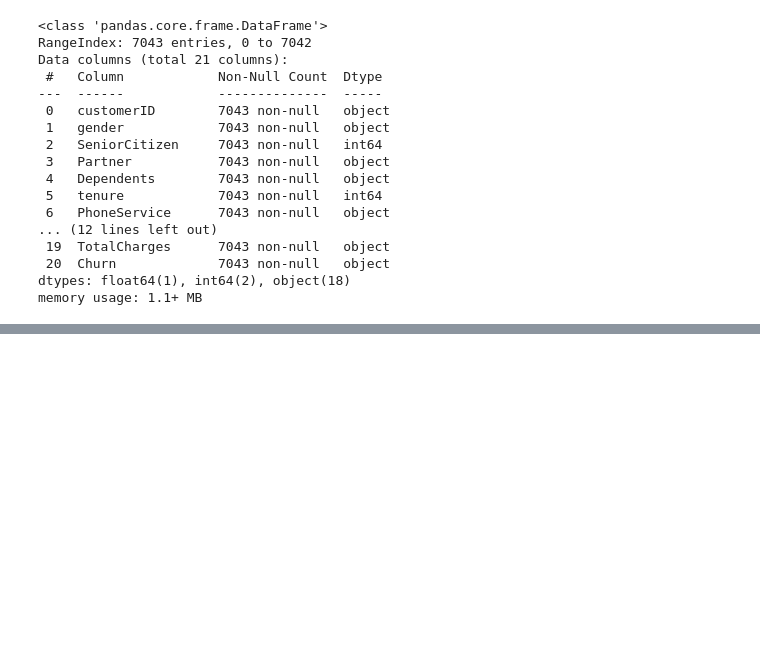
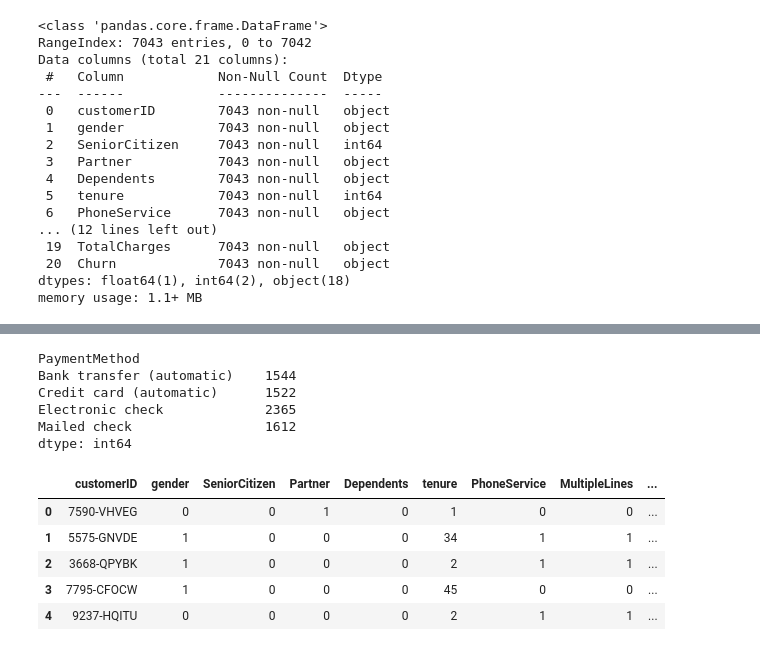
Before and after one commit to GuechtouliAnis/Telco-churn-prediction, a Jupyter notebook: data_exploration.ipynb, the cells around one changed output, grey strips where cells are left out. Drawn from its saved outputs; the diff is of its cells as text; code cells hidden in the pictures; blank space fills up the shorter version.

```diff
--- a/data_exploration.ipynb
+++ b/data_exploration.ipynb
@@ -35,0 +132,32 @@ memory usage: 1.1+ MB
+# %%
+df.groupby('PaymentMethod').size()
+# %% [output]
+PaymentMethod
+Bank transfer (automatic)    1544
+Credit card (automatic)      1522
+Electronic check             2365
+Mailed check                 1612
+dtype: int64
+# %%
+yes_no_vars = ['Partner','Dependents','PhoneService','PaperlessBilling','Churn']
+# %%
+for yn in yes_no_vars:
+    df[yn] = df[yn].map({'Yes' : 1, 'No' : 0})
+
+df['gender'] = df['gender'].map({'Male' : 1, 'Female' : 0})
+df['MultipleLines'] = df['MultipleLines'].map({'No phone service' : 0, 'No' : 1, 'Yes' : 2})
+df['Contract'] = df['Contract'].map({'Month-to-month' : 0, 'One year' : 1, 'Two year' : 2})
+# %%
+internet_vars = ['StreamingMovies','StreamingTV','TechSupport','DeviceProtection','OnlineSecurity','OnlineBackup']
+# %%
+for i in internet_vars:
+    df[i] = df[i].map({'No internet service' : 0, 'No' : 0, 'Yes' : 1})
+# %%
+df.head()
+# %% [output]
+|  | customerID | gender | SeniorCitizen | Partner | Dependents | tenure | PhoneService | MultipleLines | ... |
+| 0 | 7590-VHVEG | 0 | 0 | 1 | 0 | 1 | 0 | 0 | ... |
+| 1 | 5575-GNVDE | 1 | 0 | 0 | 0 | 34 | 1 | 1 | ... |
+| 2 | 3668-QPYBK | 1 | 0 | 0 | 0 | 2 | 1 | 1 | ... |
+| 3 | 7795-CFOCW | 1 | 0 | 0 | 0 | 45 | 0 | 0 | ... |
+| 4 | 9237-HQITU | 0 | 0 | 0 | 0 | 2 | 1 | 1 | ... |
```
Also changed, not shown: parts of 33 cells of this notebook, 3 other files.
